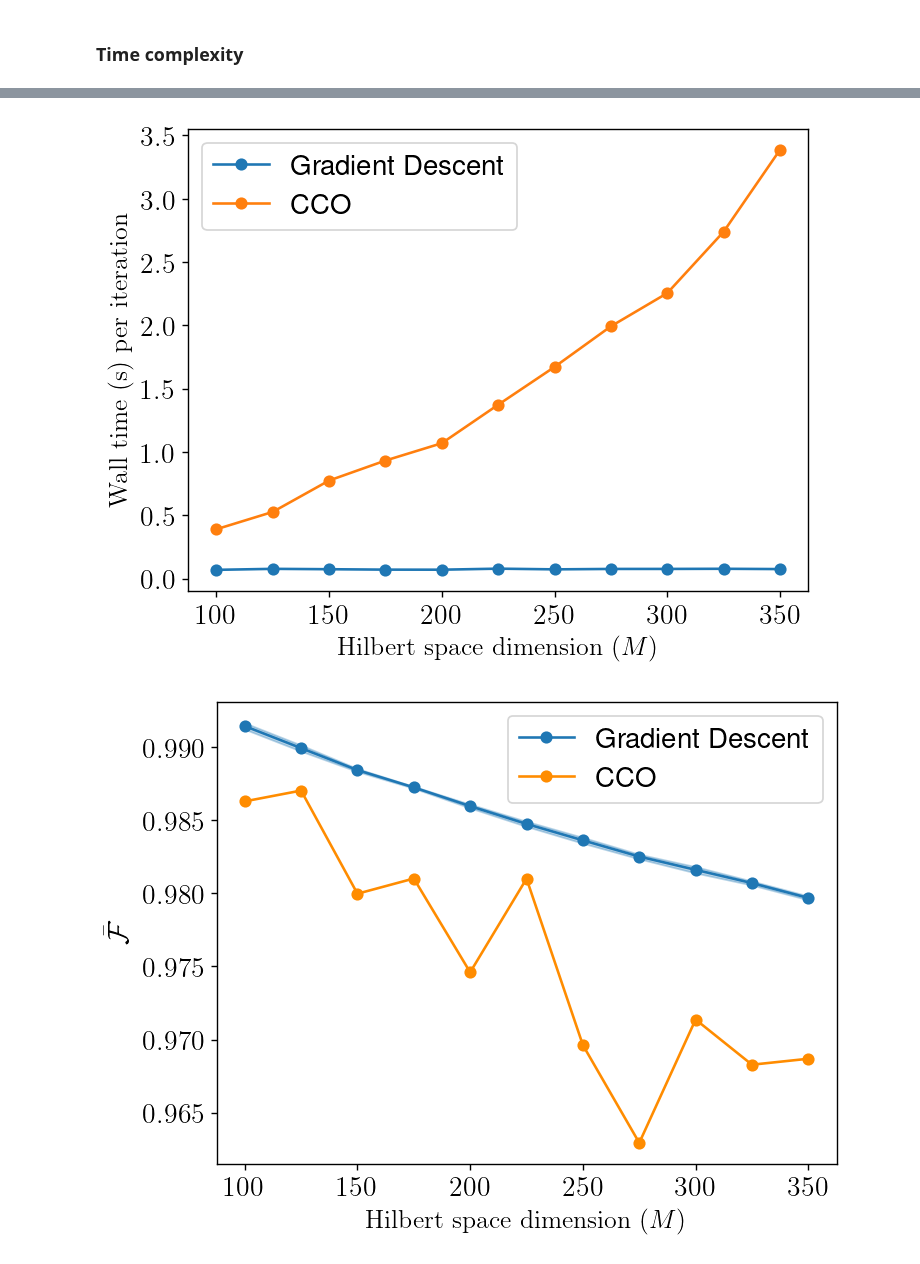
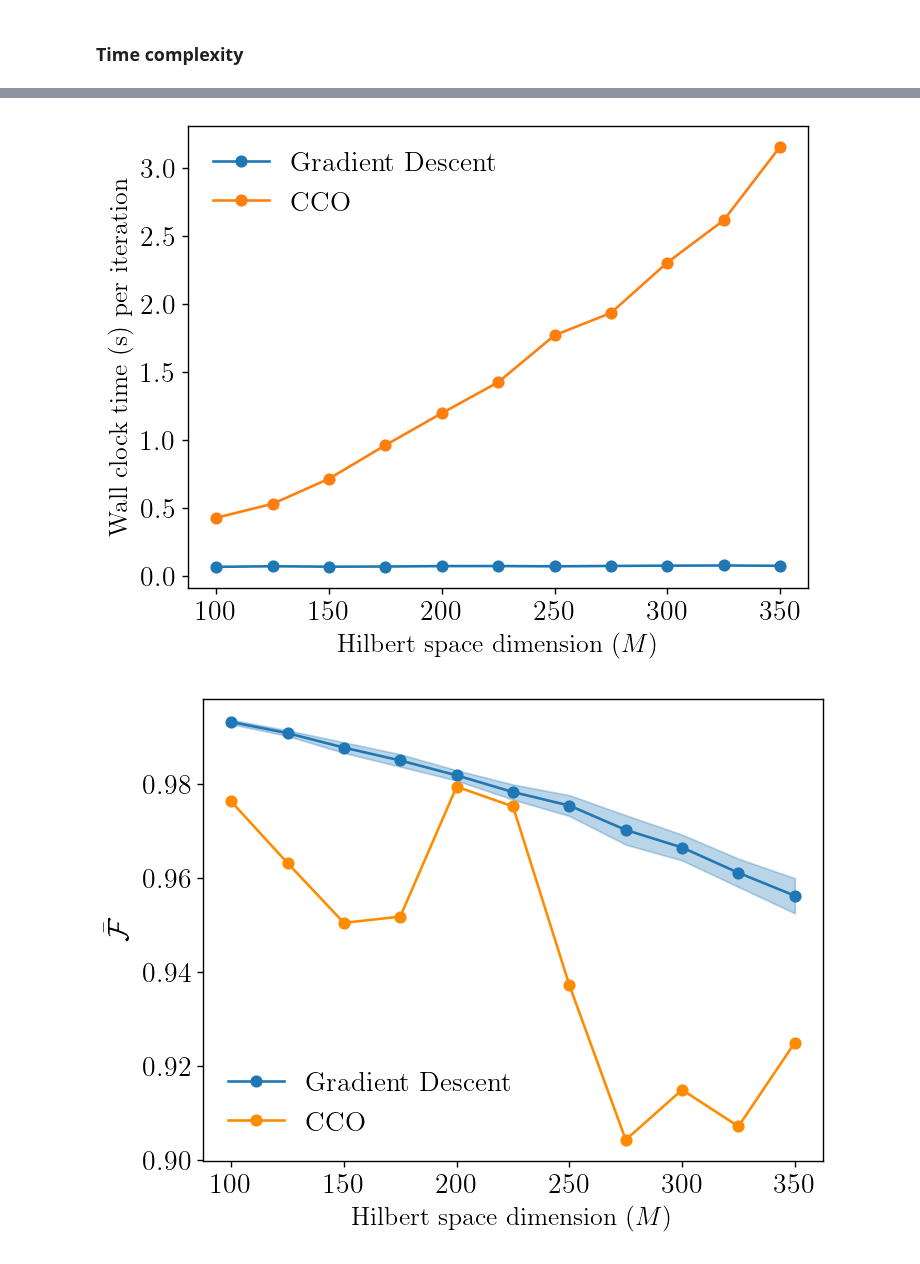
Before and after one commit to amanuelanteneh/gd-qdt, a Jupyter notebook: notebooks/time_comp.ipynb, the cells around one changed output, grey strips where cells are left out. Cells and saved outputs as stored; diff of their text form; code cells hidden in the pictures.

Commit message:
updates on legend

```diff
--- a/notebooks/time_comp.ipynb
+++ b/notebooks/time_comp.ipynb
@@ -33,8 +33,8 @@ Ms = range(100, 375, 25)
 device = 'cpu'
 N = 25
 D = 2000
-eta = 0.85
-lam_smoothing = 1e-5
+eta = 1.
+lam_smoothing = 0e-5
 number = 5
 time_gd = []
 time_mosek = []
@@ -106,18 +106,18 @@ time_per_iter_gd = [ t/hyperparams.num_epochs for t in time_gd ]
 
 time_per_iter_mosek = [ t/iters for t, iters in zip(time_mosek, iters_mosek) ]
 # %%
-plt.plot(Ms, time_per_iter_gd, label="Gradient Descent", marker="o")
-plt.plot(Ms, time_per_iter_mosek, label="CCO", marker="o")
+plt.plot(Ms, time_per_iter_gd, label=r'\textrm{Gradient Descent}', marker="o")
+plt.plot(Ms, time_per_iter_mosek, label=r'\textrm{CCO}', marker="o")
 plt.xlabel(r"\textrm{Hilbert space dimension} $(M)$", fontsize=15)
-plt.ylabel(r"$\textrm{Wall time (s) per iteration}$", fontsize=15)
+plt.ylabel(r"$\textrm{Wall clock time (s) per iteration}$", fontsize=15)
 # plt.yscale("log")
-plt.legend();
+plt.legend(fancybox=True, ncol=1, frameon=False);
 if eta < 1.0:
     plt.savefig("figs/lossy/lossy_wall_iter.png", dpi=300, bbox_inches='tight')
 else:
     plt.savefig("figs/ideal/ideal_wall_iter.png", dpi=300, bbox_inches='tight')
 # %% [output]
-[figure, old version]
+[figure, new version]
 # %%
 gd_trials = 20
 avg_fids_gd_sample = []
@@ -160,19 +160,19 @@ for M in tqdm(Ms, desc="Performing time experiments"):
 # %%
 arr = np.array(avg_fids_gd_sample)
 mean = arr.mean(axis=1)
 lower = mean - np.std(arr, axis=1)
 upper = mean + np.std(arr, axis=1)
 
-plt.plot(Ms, mean, color='C0', label='Gradient Descent', marker="o")
+plt.plot(Ms, mean, color='C0', label=r'\textrm{Gradient Descent}', marker="o")
 plt.fill_between(Ms, lower, upper, color='C0', alpha=0.3)
-plt.plot(Ms, avg_fids_mosek, label="CCO", marker="o", color="darkorange")
+plt.plot(Ms, avg_fids_mosek, label=r'\textrm{CCO}', marker="o", color="darkorange")
 plt.xlabel(r"\textrm{Hilbert space dimension} $(M)$", fontsize=15)
 plt.ylabel(r"$\bar{\mathcal{F}}$", fontsize=17.0)
 # plt.yscale("log")
-plt.legend();
+plt.legend(fancybox=True, ncol=1, frameon=False);
 if eta < 1.0:
     plt.savefig("figs/lossy/lossy_fidelity.png", dpi=300, bbox_inches='tight')
 else:
     plt.savefig("figs/ideal/ideal_fidelity.png", dpi=300, bbox_inches='tight')
 # %% [output]
-[figure, old version]
+[figure, new version]
```
Also changed, not shown: parts of 1 cell of this notebook, 14 other files.
